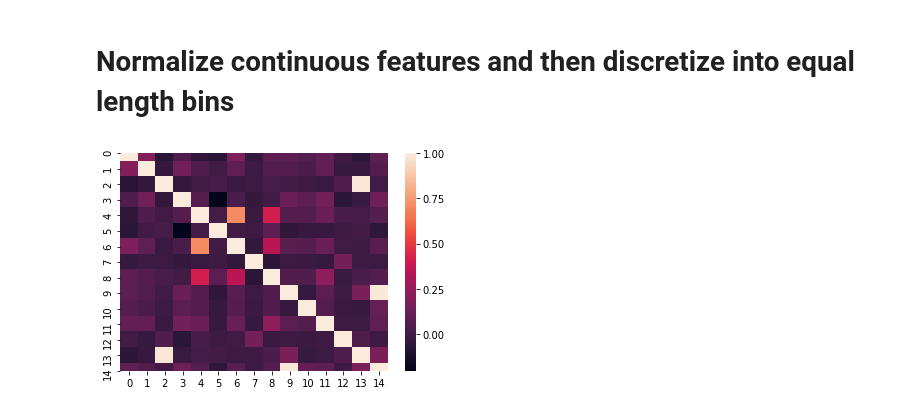
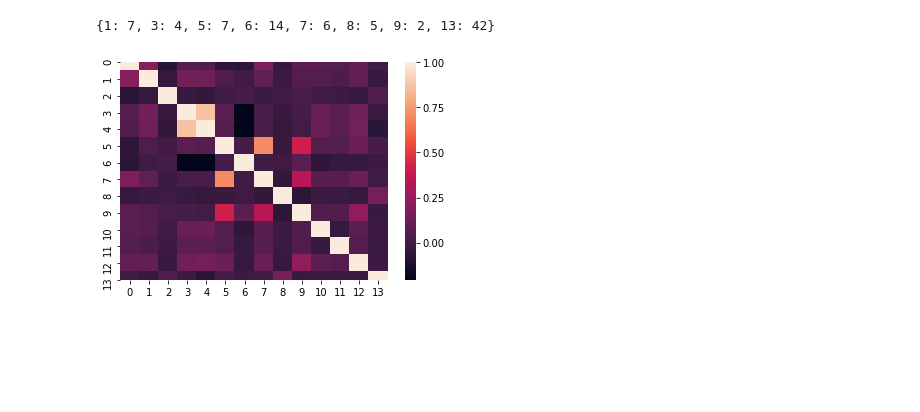
Before and after one commit to jameschengpeng/Improvement-to-Naive-Bayes-Classifier, a Jupyter notebook: code_test_for_adult_dataset.ipynb, the cells around one changed output. Cells and saved outputs as stored; diff of their text form; code cells hidden in the pictures; blank space fills up the shorter version.

```diff
--- a/code_test_for_adult_dataset.ipynb
+++ b/code_test_for_adult_dataset.ipynb
@@ -15,7 +16,6 @@ filename = "adult.csv"
 random_state = 24
 df = pd.read_csv("Datasets/"+filename)
 # education and education.num is actually the same, so drop "education"
-df = df.drop(['education'], axis=1)
 colnames = [('X'+str(i)) for i in range(df.shape[1]-1)]
 colnames.append('Y')
 df.columns = colnames
@@ -25,15 +26,27 @@ colname_dict = {'X0':"age", 'X1': 'workclass', 'X2': 'fnlwgt', 'X3': 'education.
+# %%
+#data cleaning for adult.csv
+df = df[df.X1 != '?']
+df = df[df.X6 != '?']
+# unrankable features
+encoded_df = utils.encode_df(df, [1,5,6,7,8,9,13])
+
+
+encoded_df.loc[(encoded_df.Y == "<=50K"),'Y'] = 0
+encoded_df.loc[(encoded_df.Y == ">50K"),'Y'] = 1
+
+encoded_df.loc[(encoded_df.X4 <= 9),'X3'] = 0
+encoded_df.loc[(encoded_df.X4 == 10),'X3'] = 1
+encoded_df.loc[(encoded_df.X4 == 11),'X3'] = 2
+encoded_df.loc[(encoded_df.X4 == 12),'X3'] = 2
+encoded_df.loc[(encoded_df.X4 >= 13),'X3'] = 3
+
+encoded_df = encoded_df.astype('int32')
 # %%
-#data cleaning for adult.csv
-df = df[df.X1 != '?']
-df = df[df.X6 != '?']
-# unrankable features
-encoded_df = utils.encode_df(df, [1,4,5,6,7,8,12,13])
-encoded_df = encoded_df.astype('int32')
 # continuous variables; categorical rankable features are [3]
-cont_col = [0,2,9,10,11]
-num_categories_list = [3,4,5,6,7,8,9,10]
+cont_col = [0,2,4,10,11,12]
 # unrankable columns
-unrankable = [1,4,5,6,7,8,12]
-unrankable_fv = {k:encoded_df['X'+str(k)].nunique() for k in unrankable}
+unrankable = [1,5,6,7,8,9,13]
+discrete_col = [1,3,5,6,7,8,9,13]
+discrete_feature_val = {k:encoded_df['X'+str(k)].nunique() for k in discrete_col}
+# %% [output]
+{1: 7, 3: 4, 5: 7, 6: 14, 7: 6, 8: 5, 9: 2, 13: 42}
-# %% [markdown]
-# Normalize continuous features and then discretize into equal length bins
@@ -43,13 +53,13 @@ utils.normalize_df_col(normalized_df, cont_col)
 # %%
 # make sure whether it is proper to construct some columns by yourself
 
 test_df = encoded_df.copy()
 test_df = test_df.drop(['Y'], axis = 1)
-test_df['X13'] = test_df.apply(lambda row: 0.2*row.X2+0.5*row.X9-row.X10, axis = 1)
-test_df['X14'] = test_df.apply(lambda row: 1.4*row.X9+3.8*row.X10, axis = 1)
+# test_df['X13'] = test_df.apply(lambda row: 0.2*row.X2+0.5*row.X9-row.X10, axis = 1)
+# test_df['X14'] = test_df.apply(lambda row: 1.4*row.X9+3.8*row.X10, axis = 1)
 X = test_df.to_numpy()
 
 corr = np.corrcoef(X.T)
 ax = sns.heatmap(corr)
 # %% [output]
-[figure, old version]
+[figure, new version]
```
Also changed, not shown: parts of 19 cells of this notebook, 11 other files.
